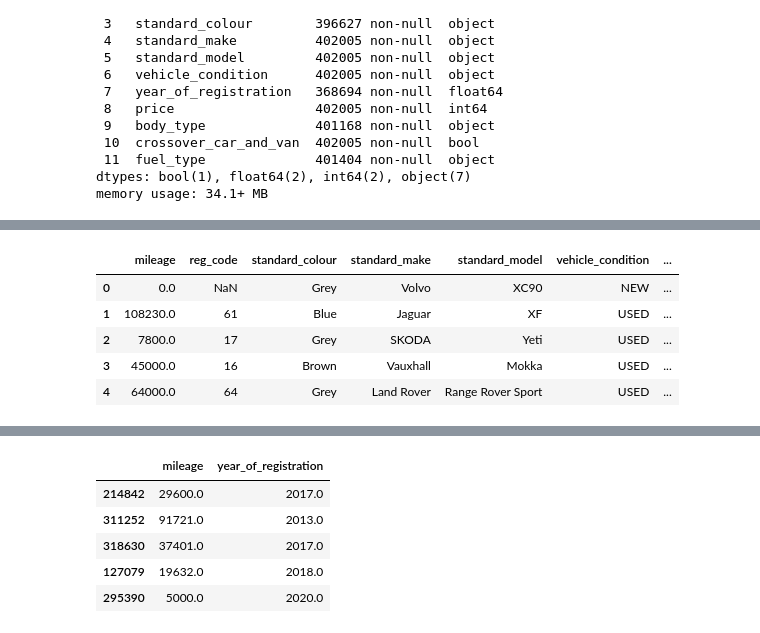
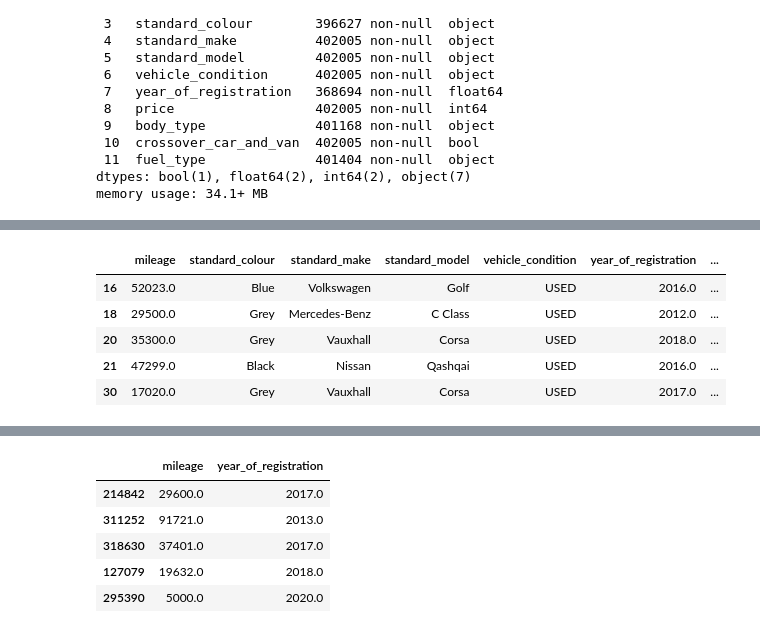
Before and after one commit to kessingtonosazee/GCP_Project_1, a Jupyter notebook: assessment_rrr.ipynb, the cells around one changed output, grey strips where cells are left out. Cells and saved outputs as stored; diff of their text form; code cells hidden in the pictures.

```diff
--- a/assessment_rrr.ipynb
+++ b/assessment_rrr.ipynb
@@ -120,3 +120,5 @@ Data columns (total 12 columns):
  11  fuel_type              401404 non-null  object
 dtypes: bool(1), float64(2), int64(2), object(7)
 memory usage: 34.1+ MB
+# %%
+aut_1 = df_aut
@@ -122,0 +342,17 @@ memory usage: 34.1+ MB
+# %%
+# create a mask to sample most frequent features
+freq_std_model = aut_1['standard_model'].value_counts().head(7).index.tolist()
+mask1 = aut_1['standard_model'].isin(freq_std_model)
+
+freq_std_col = aut_1['standard_colour'].value_counts().head(6).index.tolist()
+mask2 = aut_1['standard_colour'].isin(freq_std_col)
+
+freq_std_make = aut_1['standard_make'].value_counts().head(8).index.tolist()
+mask3 = aut_1['standard_make'].isin(freq_std_make)
+
+freq_year_reg = aut_1['year_of_registration'].value_counts().head(19).index.tolist()
+mask4 = aut_1['year_of_registration'].isin(freq_year_reg)
+
+# Combine masks using logical AND
+
+subset_df = aut_1[mask1 & mask2 & mask3 & mask4]
@@ -123,11 +390,11 @@ memory usage: 34.1+ MB
 # %%
 # Drop High Cardinality columns:
-df1 = df_aut.drop(columns = ['public_reference'])
+df1 = subset_df.drop(columns = ['public_reference','reg_code'])
 df1.head()
 # %% [output]
-|  | mileage | reg_code | standard_colour | standard_make | standard_model | vehicle_condition | ... |
-| 0 | 0.0 | NaN | Grey | Volvo | XC90 | NEW | ... |
-| 1 | 108230.0 | 61 | Blue | Jaguar | XF | USED | ... |
-| 2 | 7800.0 | 17 | Grey | SKODA | Yeti | USED | ... |
-| 3 | 45000.0 | 16 | Brown | Vauxhall | Mokka | USED | ... |
-| 4 | 64000.0 | 64 | Grey | Land Rover | Range Rover Sport | USED | ... |
+|  | mileage | standard_colour | standard_make | standard_model | vehicle_condition | year_of_registration | ... |
+| 16 | 52023.0 | Blue | Volkswagen | Golf | USED | 2016.0 | ... |
+| 18 | 29500.0 | Grey | Mercedes-Benz | C Class | USED | 2012.0 | ... |
+| 20 | 35300.0 | Grey | Vauxhall | Corsa | USED | 2018.0 | ... |
+| 21 | 47299.0 | Black | Nissan | Qashqai | USED | 2016.0 | ... |
+| 30 | 17020.0 | Grey | Vauxhall | Corsa | USED | 2017.0 | ... |
```
Also changed, not shown: parts of 16 cells of this notebook.
